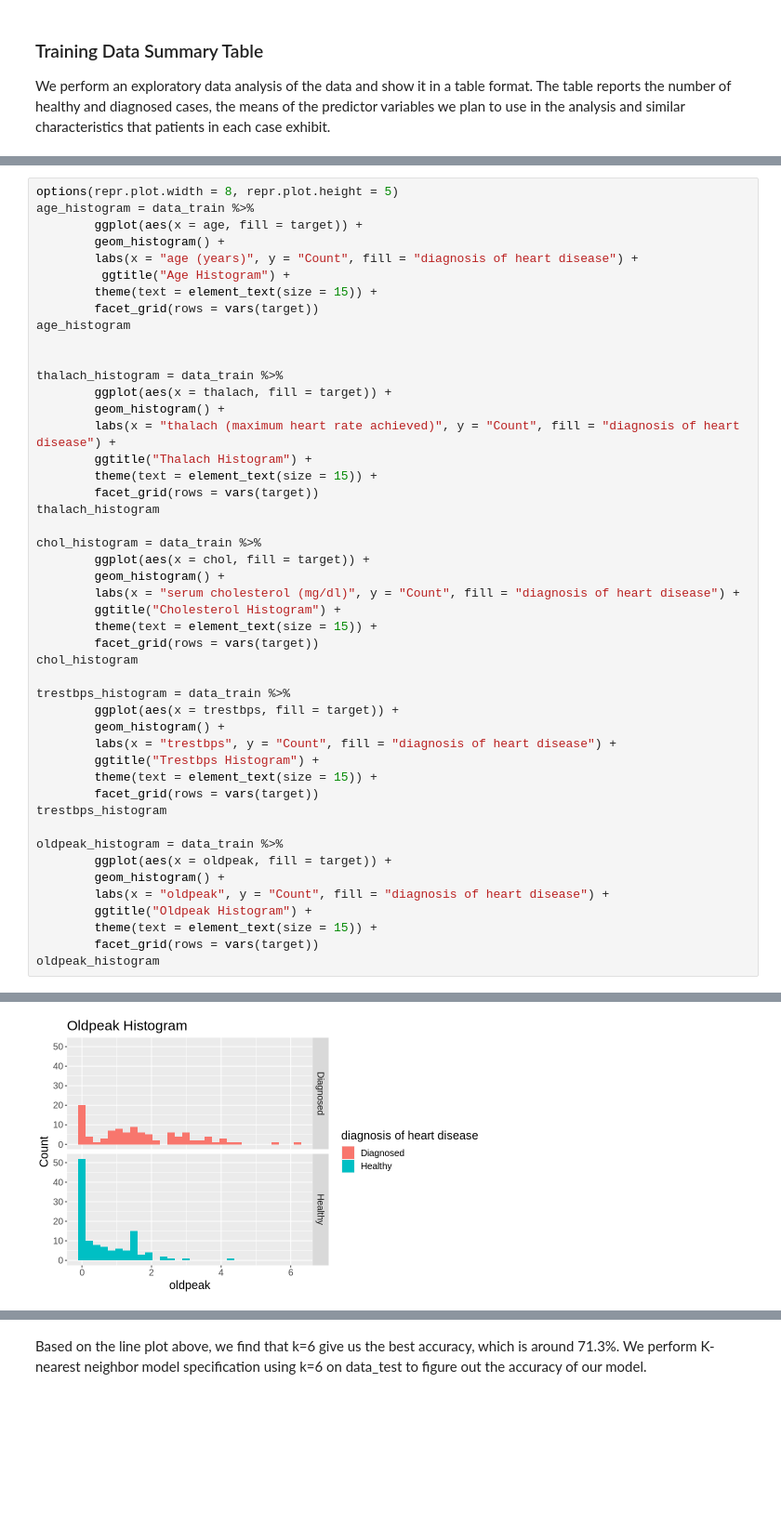
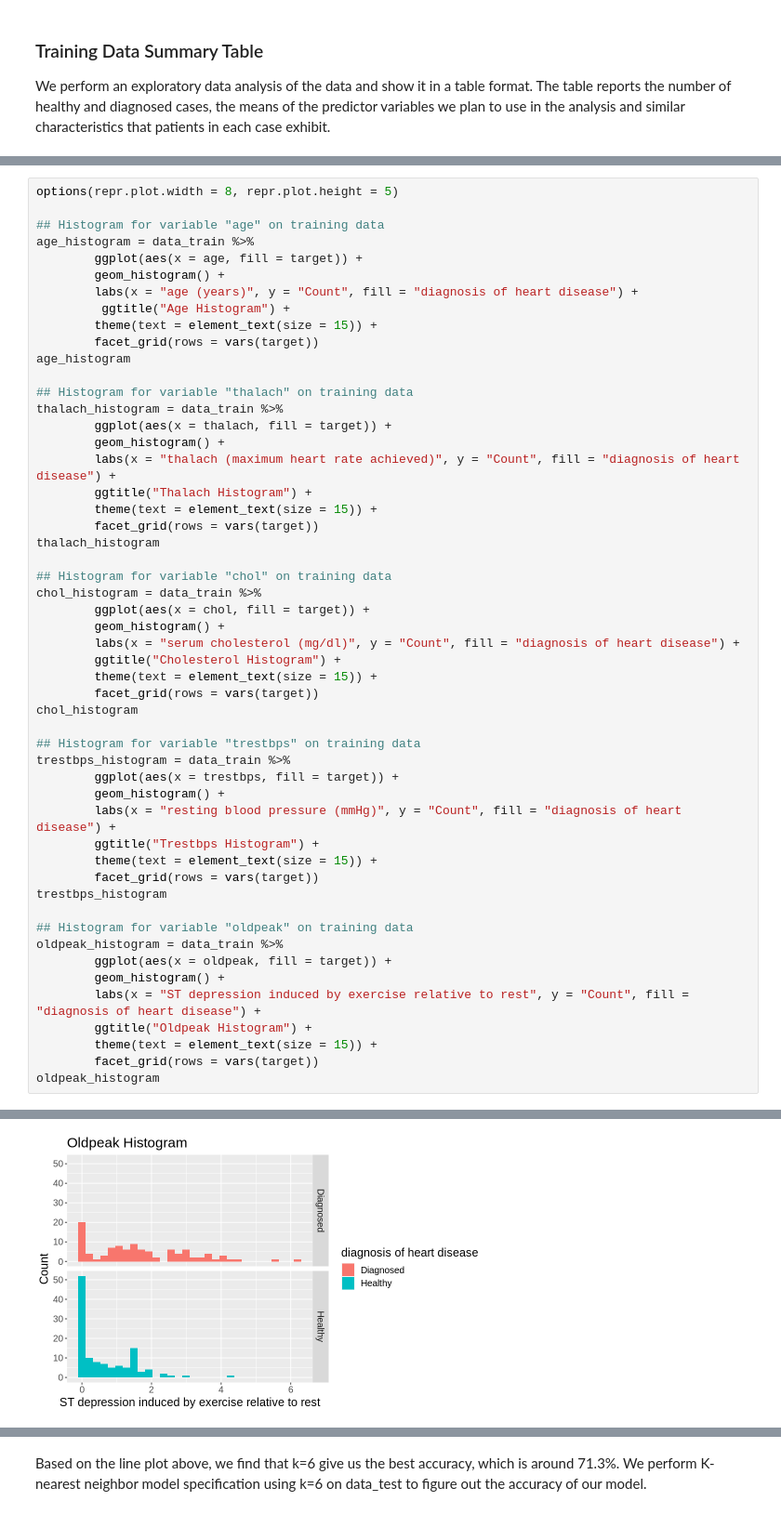
Before and after one commit to karrious/dsci-group-project-8, a Jupyter notebook: final_group_project.ipynb, the cells around one changed output, grey strips where cells are left out. Shown at 93% size. Cells and saved outputs as stored; diff of their text form; blank space fills up the shorter version.

```diff
--- a/final_group_project.ipynb
+++ b/final_group_project.ipynb
@@ -272,5 +303,7 @@ We will compares the distributions of each of the predictor variables we plan to
 # %%
 options(repr.plot.width = 8, repr.plot.height = 5)
+
+## Histogram for variable "age" on training data
 age_histogram = data_train %>%
         ggplot(aes(x = age, fill = target)) +
         geom_histogram() +
@@ -280,7 +313,7 @@ age_histogram = data_train %>%
         facet_grid(rows = vars(target))
 age_histogram
 
-
+## Histogram for variable "thalach" on training data
 thalach_histogram = data_train %>%
         ggplot(aes(x = thalach, fill = target)) +
         geom_histogram() +
@@ -290,6 +323,7 @@ thalach_histogram = data_train %>%
         facet_grid(rows = vars(target))
 thalach_histogram
 
+## Histogram for variable "chol" on training data
 chol_histogram = data_train %>%
         ggplot(aes(x = chol, fill = target)) +
         geom_histogram() +
@@ -299,19 +333,21 @@ chol_histogram = data_train %>%
         facet_grid(rows = vars(target))
 chol_histogram
 
+## Histogram for variable "trestbps" on training data
 trestbps_histogram = data_train %>%
         ggplot(aes(x = trestbps, fill = target)) +
         geom_histogram() +
-        labs(x = "trestbps", y = "Count", fill = "diagnosis of heart disease") +
+        labs(x = "resting blood pressure (mmHg)", y = "Count", fill = "diagnosis of heart disease") +
         ggtitle("Trestbps Histogram") +
         theme(text = element_text(size = 15)) +
         facet_grid(rows = vars(target))
 trestbps_histogram
 
+## Histogram for variable "oldpeak" on training data
 oldpeak_histogram = data_train %>%
         ggplot(aes(x = oldpeak, fill = target)) +
         geom_histogram() +
-        labs(x = "oldpeak", y = "Count", fill = "diagnosis of heart disease") +
+        labs(x = "ST depression induced by exercise relative to rest", y = "Count", fill = "diagnosis of heart disease") +
         ggtitle("Oldpeak Histogram") +
         theme(text = element_text(size = 15)) +
         facet_grid(rows = vars(target))
@@ -330 +366 @@ oldpeak_histogram
-[figure, old version]
+[figure, new version]
```
Also changed, not shown: parts of 22 cells of this notebook.
